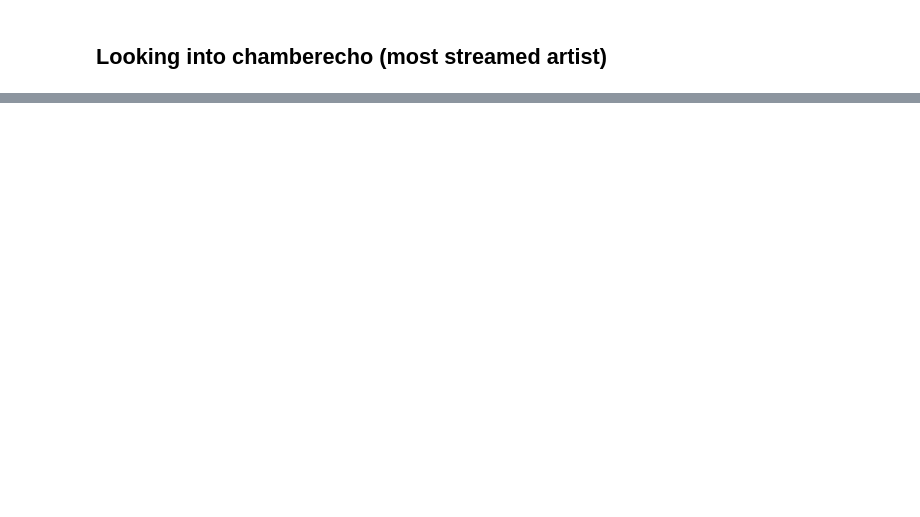
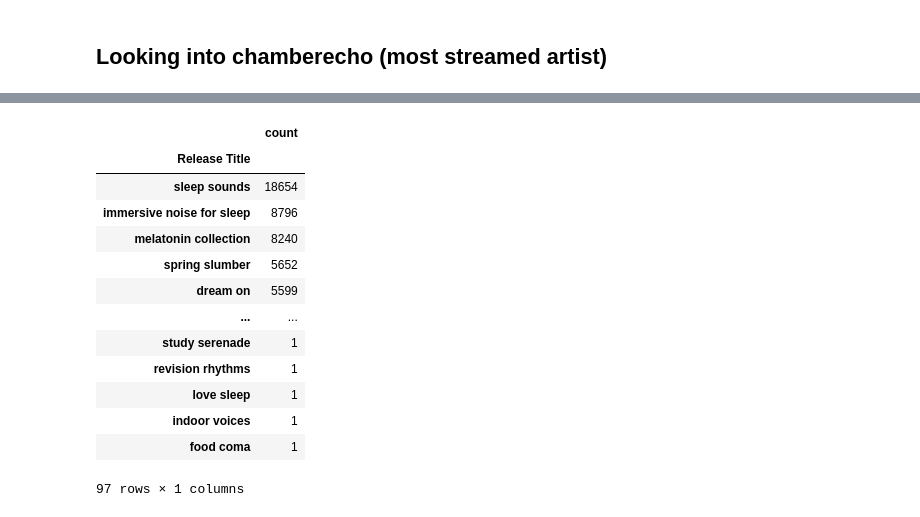
Before and after one commit to kloeyap/ybell-data-analysis, a Jupyter notebook: analysis/gen-analysis.ipynb, the cells around one changed output, grey strips where cells are left out. Drawn from its saved outputs; the diff is of its cells as text; code cells hidden in the pictures; blank space fills up the shorter version.

Commit message:
chamberecho analysis ip

```diff
--- a/analysis/gen-analysis.ipynb
+++ b/analysis/gen-analysis.ipynb
@@ -157,0 +195,18 @@ chamberecho
+# %%
+chamber_rtcount = chamberecho.groupby('Release Title')[['Release Title']].count().rename(columns = {'Release Title' : 'count'})
+chamber_rtcount.sort_values(by='count', ascending=False)
+# %% [output]
+|  | count |
+| Release Title |  |
+| sleep sounds | 18654 |
+| immersive noise for sleep | 8796 |
+| melatonin collection | 8240 |
+| spring slumber | 5652 |
+| dream on | 5599 |
+| ... | ... |
+| study serenade | 1 |
+| revision rhythms | 1 |
+| love sleep | 1 |
+| indoor voices | 1 |
+| food coma | 1 |
+97 rows × 1 columns
```
Also changed, not shown: parts of 9 cells of this notebook.
